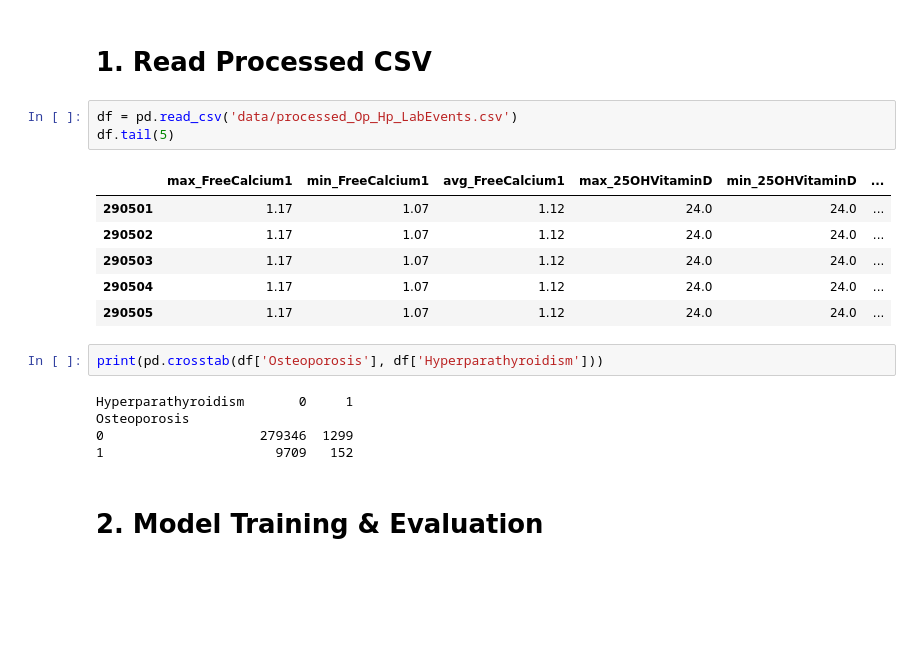
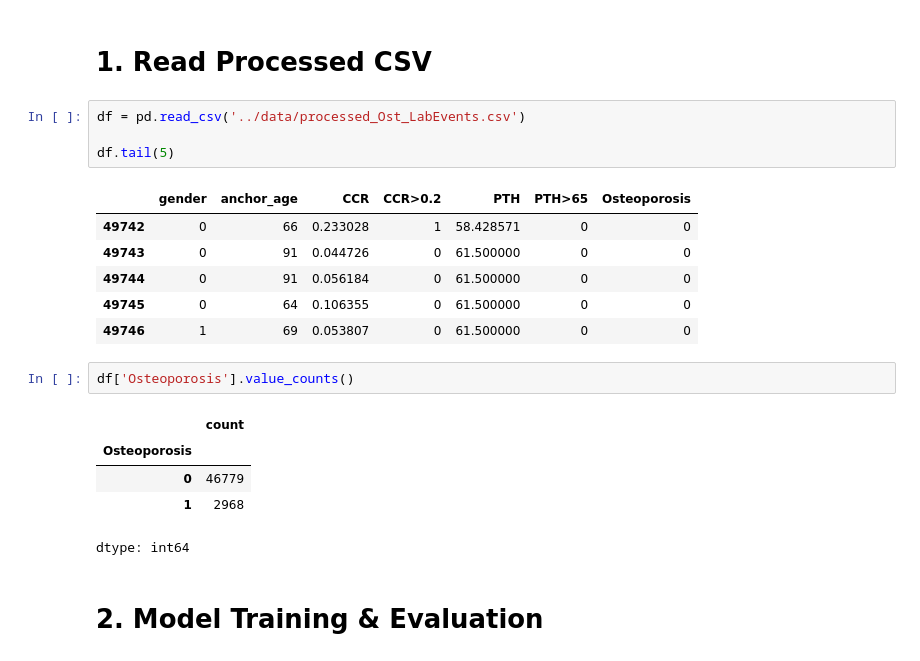
Before and after one commit to ZEP955698/COMP90089, a Jupyter notebook: notebook/data_modeling.ipynb, the cells around one changed output. Drawn from its saved outputs; the diff is of its cells as text; blank space fills up the shorter version.

```diff
--- a/notebook/data_modeling.ipynb
+++ b/notebook/data_modeling.ipynb
@@ -34,22 +41,24 @@ Mounted at /content/drive
 # %% [markdown]
 # 1. Read Processed CSV
 # %%
-df = pd.read_csv('data/processed_Op_Hp_LabEvents.csv')
+df = pd.read_csv('../data/processed_Ost_LabEvents.csv')
+
 df.tail(5)
 # %% [output]
-|  | max_FreeCalcium1 | min_FreeCalcium1 | avg_FreeCalcium1 | max_25OHVitaminD | min_25OHVitaminD | ... |
-| 290501 | 1.17 | 1.07 | 1.12 | 24.0 | 24.0 | ... |
-| 290502 | 1.17 | 1.07 | 1.12 | 24.0 | 24.0 | ... |
-| 290503 | 1.17 | 1.07 | 1.12 | 24.0 | 24.0 | ... |
-| 290504 | 1.17 | 1.07 | 1.12 | 24.0 | 24.0 | ... |
-| 290505 | 1.17 | 1.07 | 1.12 | 24.0 | 24.0 | ... |
+|  | gender | anchor_age | CCR | CCR>0.2 | PTH | PTH>65 | Osteoporosis |
+| 49742 | 0 | 66 | 0.233028 | 1 | 58.428571 | 0 | 0 |
+| 49743 | 0 | 91 | 0.044726 | 0 | 61.500000 | 0 | 0 |
+| 49744 | 0 | 91 | 0.056184 | 0 | 61.500000 | 0 | 0 |
+| 49745 | 0 | 64 | 0.106355 | 0 | 61.500000 | 0 | 0 |
+| 49746 | 1 | 69 | 0.053807 | 0 | 61.500000 | 0 | 0 |
-# %%
-print(pd.crosstab(df['Osteoporosis'], df['Hyperparathyroidism']))
-# %% [output]
-Hyperparathyroidism       0     1
-Osteoporosis
-0                    279346  1299
-1                      9709   152
+# %%
+df['Osteoporosis'].value_counts()
+# %% [output]
+|  | count |
+| Osteoporosis |  |
+| 0 | 46779 |
+| 1 | 2968 |
+dtype: int64
 # %% [markdown]
 # 2. Model Training & Evaluation
 # %%
```
Also changed, not shown: parts of 36 cells of this notebook, 19 other files.
